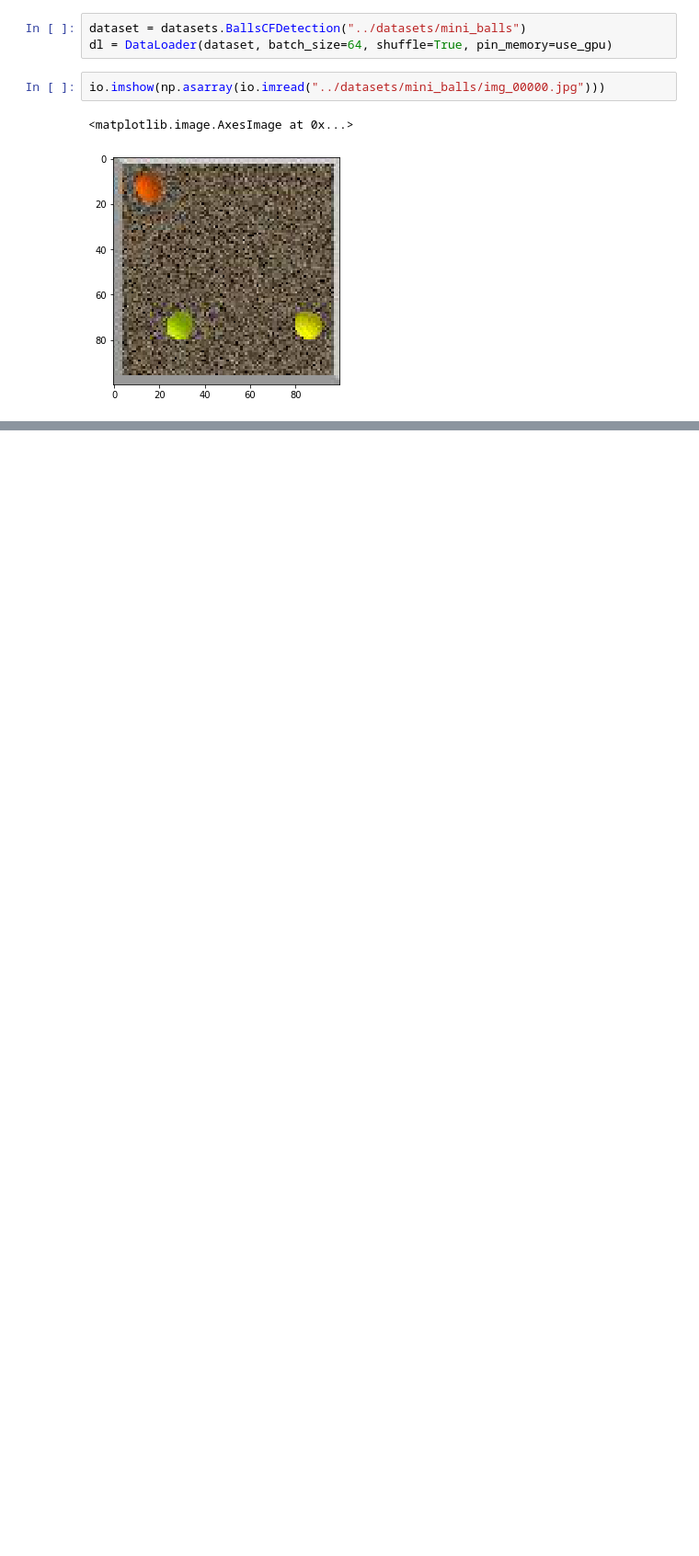
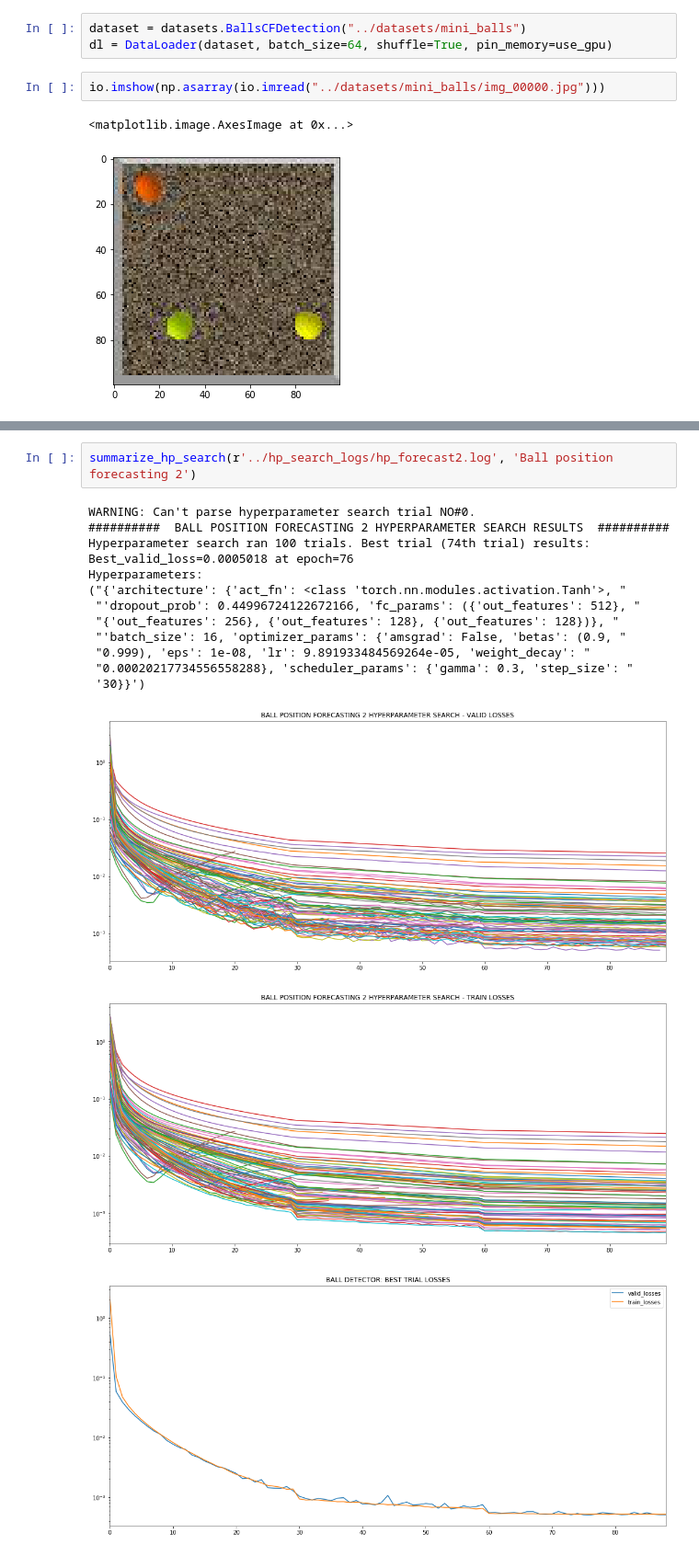
Before and after one commit to PaulEmmanuelSotir/BallDetectionAndForecasting, a Jupyter notebook: notebooks/ball_detection_hp_search_results.ipynb, the cells around one changed output, grey strips where cells are left out. Shown at 92% size. Saved outputs shown, nothing was run; the diff lists cells and outputs as text; blank space fills up the shorter version.

```diff
--- a/notebooks/ball_detection_hp_search_results.ipynb
+++ b/notebooks/ball_detection_hp_search_results.ipynb
@@ -83,0 +173,18 @@ df.describe()
+# %%
+summarize_hp_search(r'../hp_search_logs/hp_forecast2.log', 'Ball position forecasting 2')
+# %% [output]
+WARNING: Can't parse hyperparameter search trial NO#0.
+##########  BALL POSITION FORECASTING 2 HYPERPARAMETER SEARCH RESULTS  ##########
+Hyperparameter search ran 100 trials. Best trial (74th trial) results:
+Best_valid_loss=0.0005018 at epoch=76
+Hyperparameters:
+("{'architecture': {'act_fn': <class 'torch.nn.modules.activation.Tanh'>, "
+ "'dropout_prob': 0.44996724122672166, 'fc_params': ({'out_features': 512}, "
+ "{'out_features': 256}, {'out_features': 128}, {'out_features': 128})}, "
+ "'batch_size': 16, 'optimizer_params': {'amsgrad': False, 'betas': (0.9, "
+ "0.999), 'eps': 1e-08, 'lr': 9.891933484569264e-05, 'weight_decay': "
+ "0.00020217734556558288}, 'scheduler_params': {'gamma': 0.3, 'step_size': "
+ '30}}')
+[figure, added]
+[figure, added]
+[figure, added]
```
Also changed, not shown: parts of 14 cells of this notebook, 1 other file.
